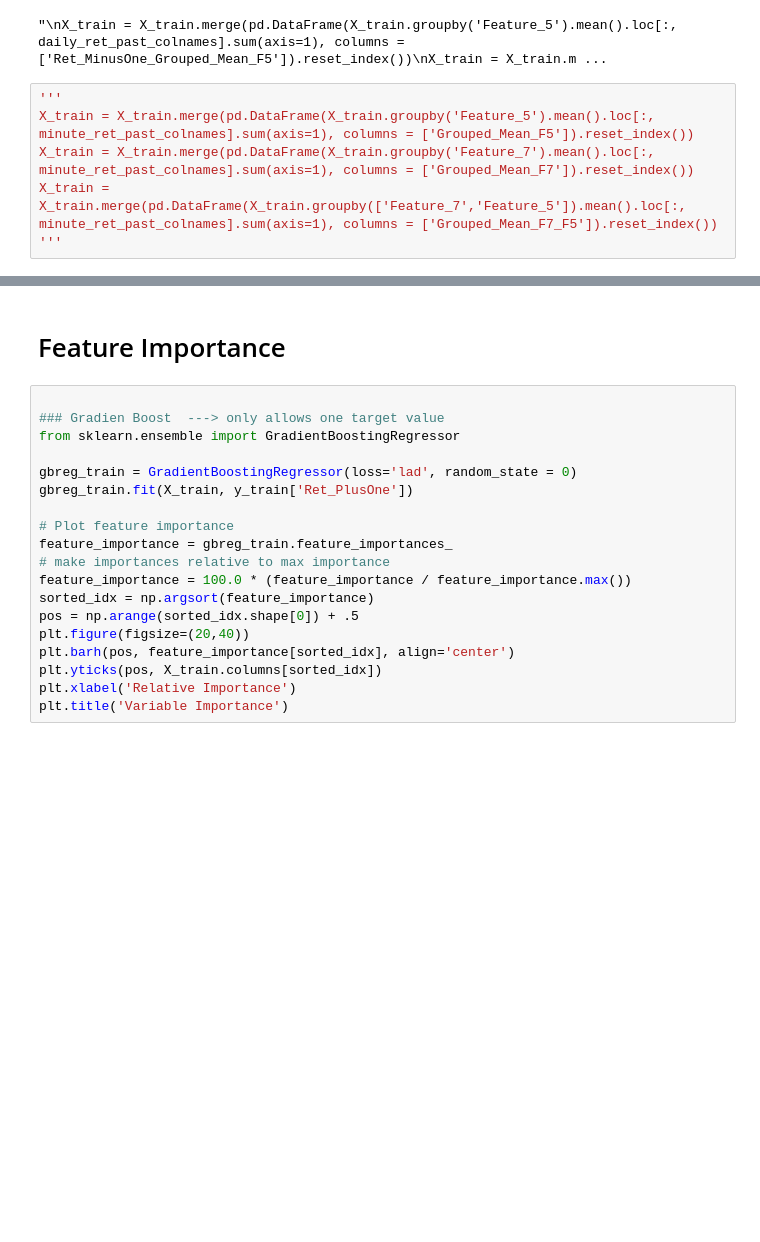
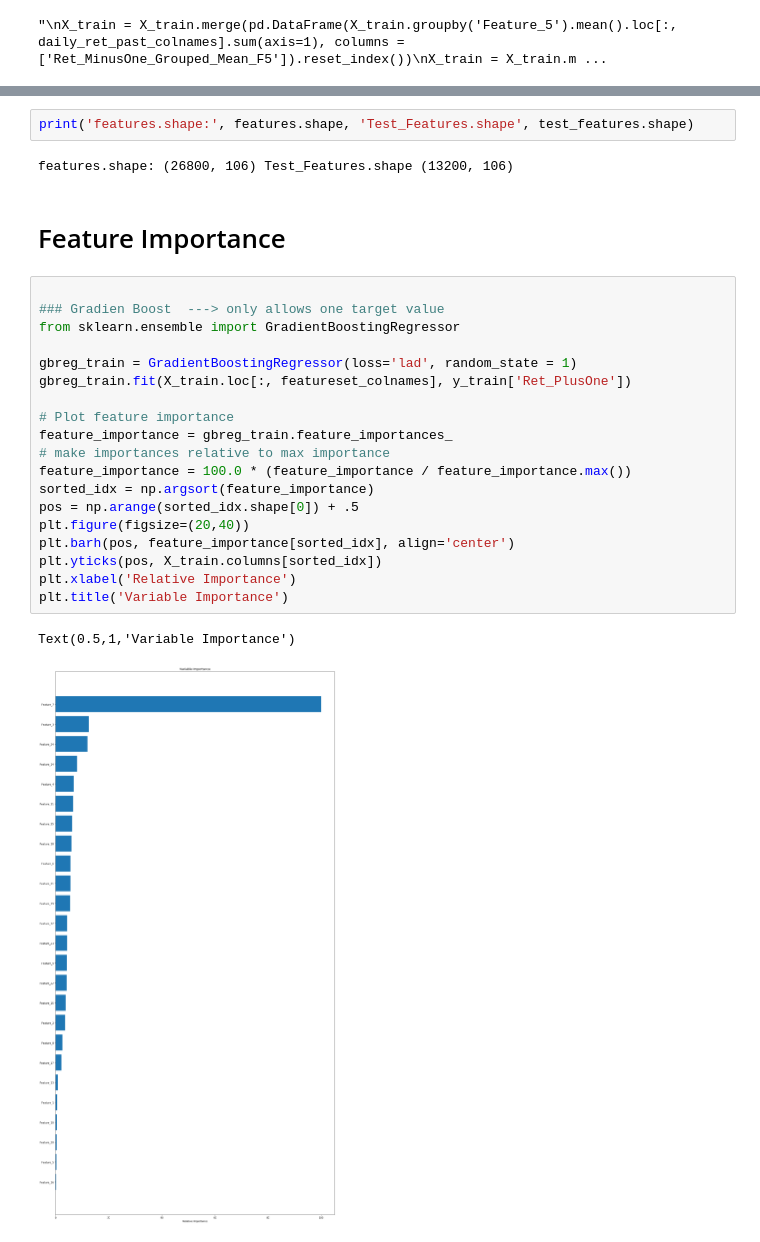
Before and after one commit to mazelbr/ba, a Jupyter notebook: Winton_FeatureEngineering.ipynb, the cells around one changed output, grey strips where cells are left out. Saved outputs shown, nothing was run; the diff lists cells and outputs as text; blank space fills up the shorter version.

```diff
--- a/Winton_FeatureEngineering.ipynb
+++ b/Winton_FeatureEngineering.ipynb
@@ -342,9 +341,3 @@ X_train = X_train.merge(pd.DataFrame(X_train.groupby(['Feature_7','Feature_5']).
 '''
 # %% [output]
 "\nX_train = X_train.merge(pd.DataFrame(X_train.groupby('Feature_5').mean().loc[:, daily_ret_past_colnames].sum(axis=1), columns = ['Ret_MinusOne_Grouped_Mean_F5']).reset_index())\nX_train = X_train.m ...
-# %%
-'''
-X_train = X_train.merge(pd.DataFrame(X_train.groupby('Feature_5').mean().loc[:, minute_ret_past_colnames].sum(axis=1), columns = ['Grouped_Mean_F5']).reset_index())
-X_train = X_train.merge(pd.DataFrame(X_train.groupby('Feature_7').mean().loc[:, minute_ret_past_colnames].sum(axis=1), columns = ['Grouped_Mean_F7']).reset_index())
-X_train = X_train.merge(pd.DataFrame(X_train.groupby(['Feature_7','Feature_5']).mean().loc[:, minute_ret_past_colnames].sum(axis=1), columns = ['Grouped_Mean_F7_F5']).reset_index())
-'''
@@ -351,21 +488,28 @@ X_train = X_train.merge(pd.DataFrame(X_train.groupby(['Feature_7','Feature_5']).
+# %%
+print('features.shape:', features.shape, 'Test_Features.shape', test_features.shape)
+# %% [output]
+features.shape: (26800, 106) Test_Features.shape (13200, 106)
 # %% [markdown]
 # Feature Importance
 # %%
 
 ### Gradien Boost  ---> only allows one target value
 from sklearn.ensemble import GradientBoostingRegressor
 
-gbreg_train = GradientBoostingRegressor(loss='lad', random_state = 0)
-gbreg_train.fit(X_train, y_train['Ret_PlusOne'])
+gbreg_train = GradientBoostingRegressor(loss='lad', random_state = 1)
+gbreg_train.fit(X_train.loc[:, featureset_colnames], y_train['Ret_PlusOne'])
 
 # Plot feature importance
 feature_importance = gbreg_train.feature_importances_
 # make importances relative to max importance
 feature_importance = 100.0 * (feature_importance / feature_importance.max())
 sorted_idx = np.argsort(feature_importance)
 pos = np.arange(sorted_idx.shape[0]) + .5
 plt.figure(figsize=(20,40))
 plt.barh(pos, feature_importance[sorted_idx], align='center')
 plt.yticks(pos, X_train.columns[sorted_idx])
 plt.xlabel('Relative Importance')
 plt.title('Variable Importance')
+# %% [output]
+Text(0.5,1,'Variable Importance')
+[figure, added]
```
Also changed, not shown: parts of 43 cells of this notebook, 2 other files.
